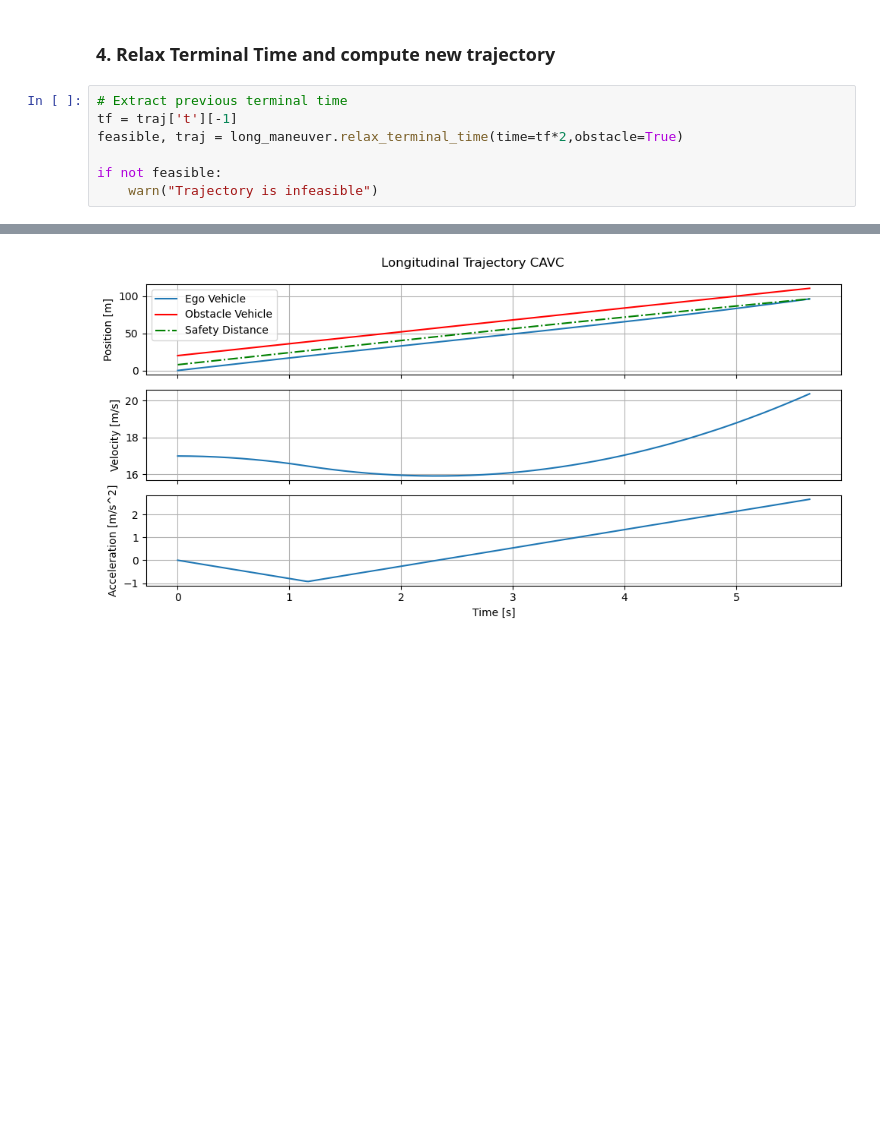
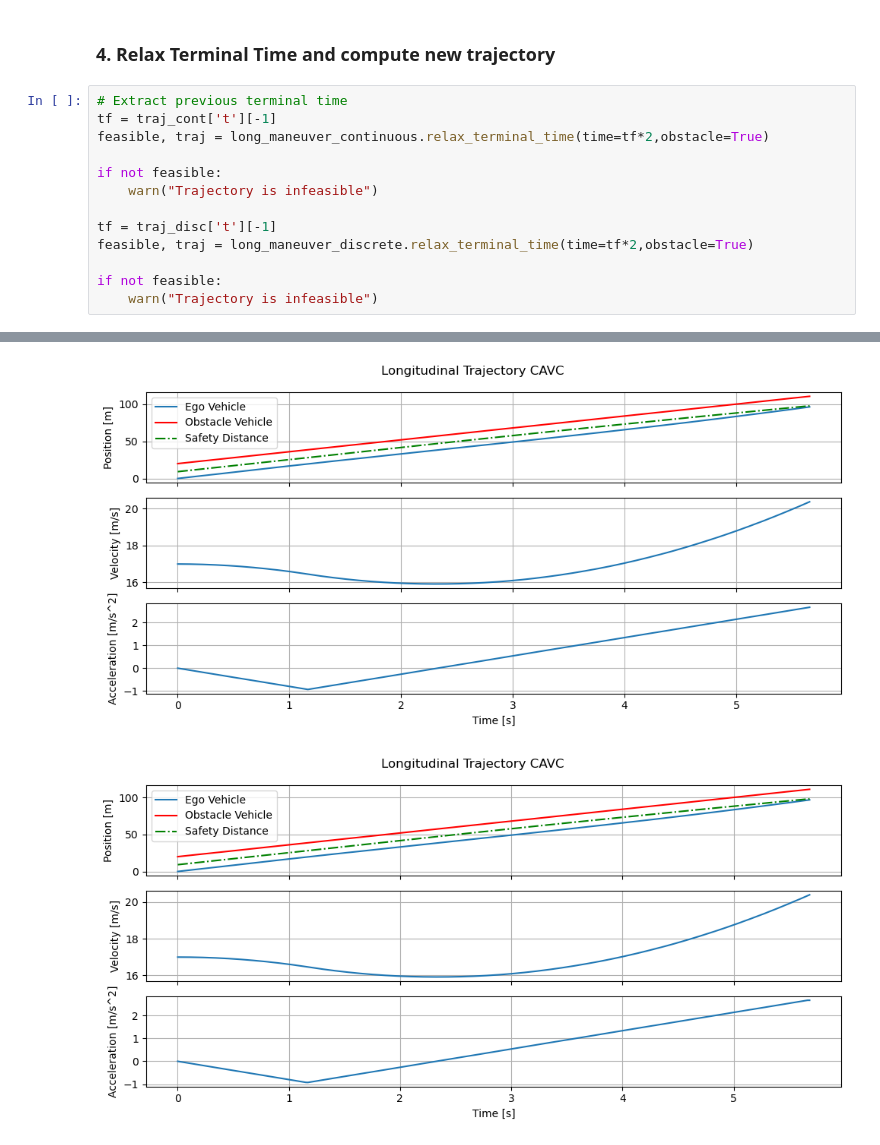
Before and after one commit to chaveza9/CAV-Game, a Jupyter notebook: examples/cav_c_selfish_trajectory.ipynb, the cells around one changed output, grey strips where cells are left out. Cells and saved outputs as stored; diff of their text form; blank space fills up the shorter version.

```diff
--- a/examples/cav_c_selfish_trajectory.ipynb
+++ b/examples/cav_c_selfish_trajectory.ipynb
@@ -55,9 +96,15 @@ Optimal solution found
 ### 4. Relax Terminal Time and compute new trajectory
 # %%
 # Extract previous terminal time
-tf = traj['t'][-1]
-feasible, traj = long_maneuver.relax_terminal_time(time=tf*2,obstacle=True)
+tf = traj_cont['t'][-1]
+feasible, traj = long_maneuver_continuous.relax_terminal_time(time=tf*2,obstacle=True)
 
 if not feasible:
     warn("Trajectory is infeasible")
+
+tf = traj_disc['t'][-1]
+feasible, traj = long_maneuver_discrete.relax_terminal_time(time=tf*2,obstacle=True)
+
+if not feasible:
+    warn("Trajectory is infeasible")
 # %% [output]
@@ -64,2 +127,3 @@ if not feasible:
 Optimal solution found
 [figure]
+[figure, added]
```
Also changed, not shown: parts of 4 cells of this notebook, 5 other files.
